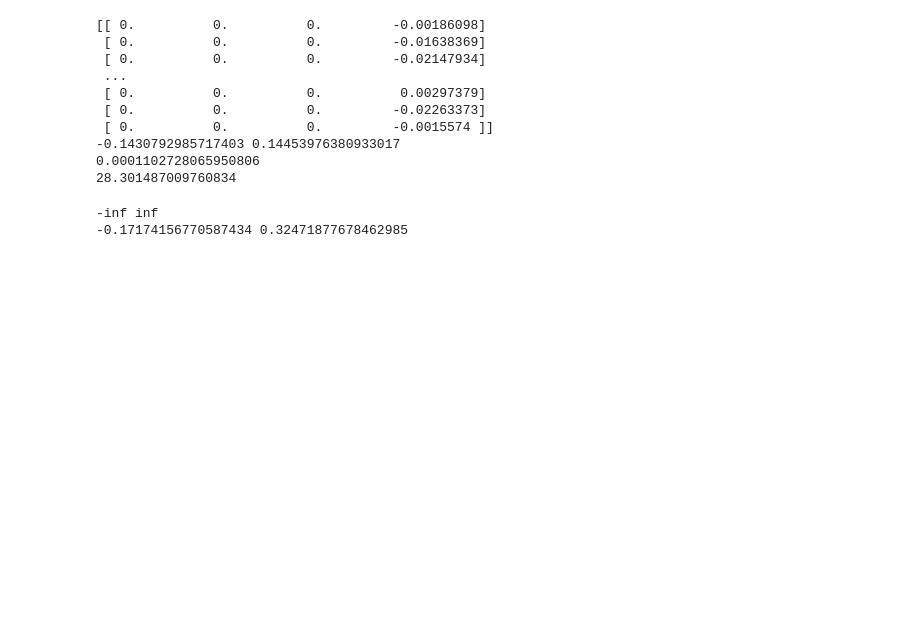
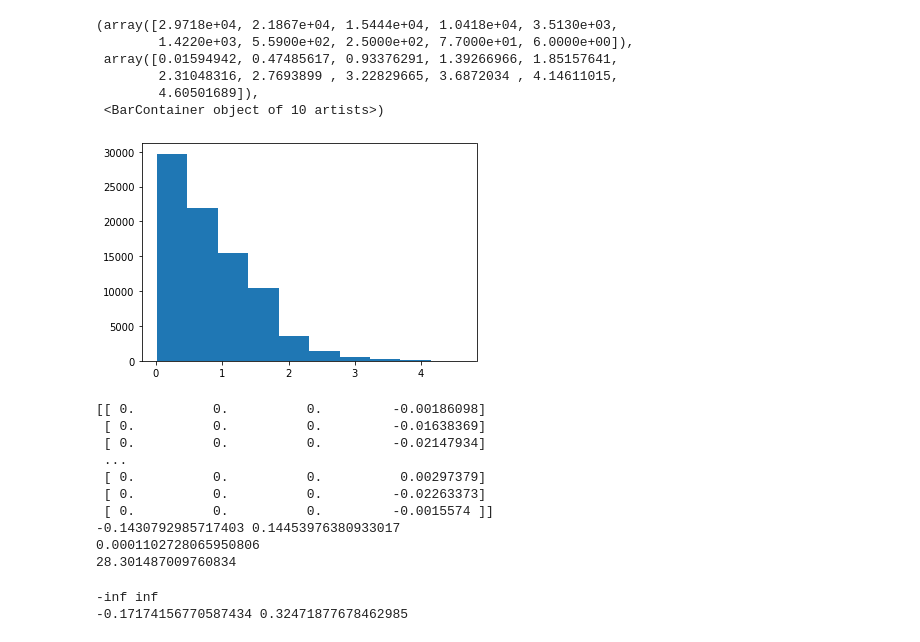
Before and after one commit to harviu/siren, a Jupyter notebook: test.ipynb, the cells around one changed output. Saved outputs shown, nothing was run; the diff lists cells and outputs as text; code cells hidden in the pictures; blank space fills up the shorter version.

```diff
--- a/test.ipynb
+++ b/test.ipynb
@@ -44,3 +55,13 @@ array([[2.1339812e+00, 2.3097131e-01, 7.8626396e-04],
+# %%
+plt.hist(error)
+# %% [output]
+(array([2.9718e+04, 2.1867e+04, 1.5444e+04, 1.0418e+04, 3.5130e+03,
+        1.4220e+03, 5.5900e+02, 2.5000e+02, 7.7000e+01, 6.0000e+00]),
+ array([0.01594942, 0.47485617, 0.93376291, 1.39266966, 1.85157641,
+        2.31048316, 2.7693899 , 3.22829665, 3.6872034 , 4.14611015,
+        4.60501689]),
+ <BarContainer object of 10 artists>)
+[figure, added]
 # %%
 from stats import Stat
 dims = [8,8,4]
```
Also changed, not shown: parts of 5 cells of this notebook, 3 other files.
